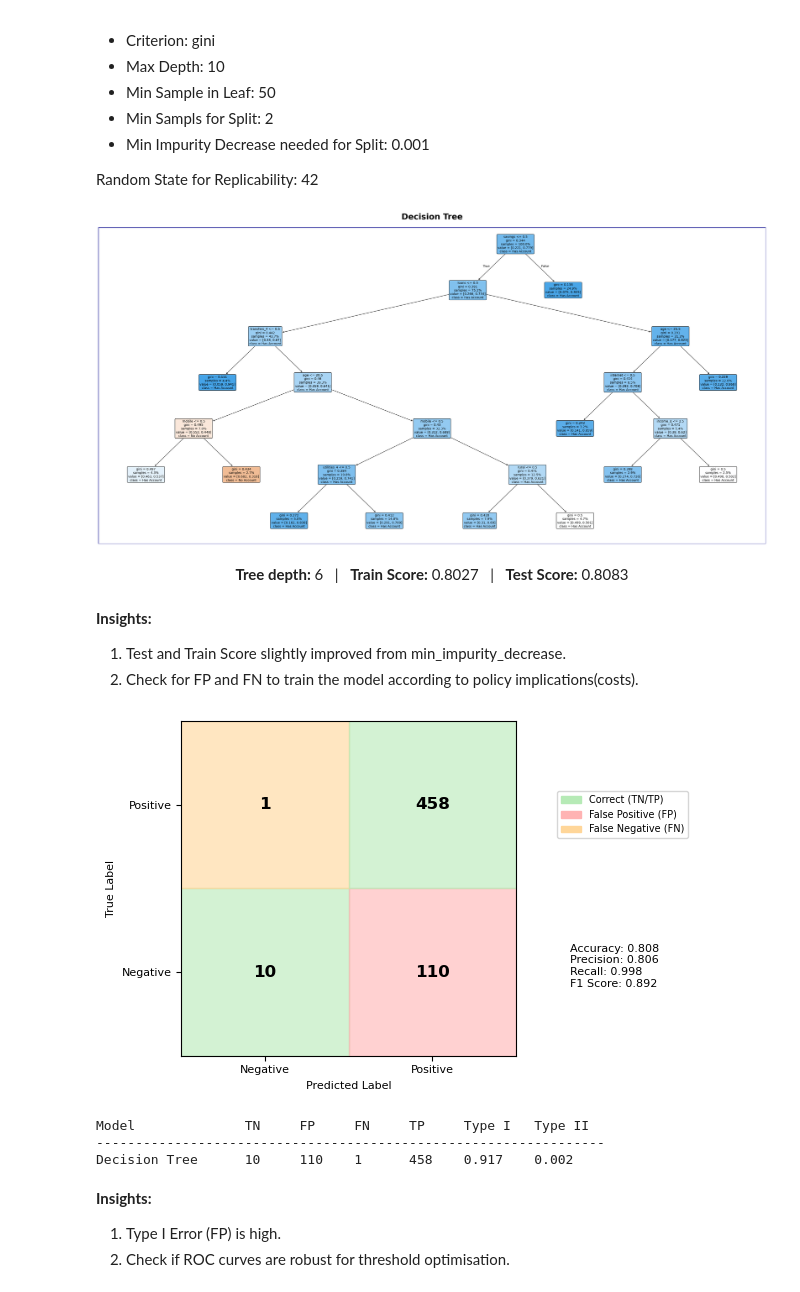
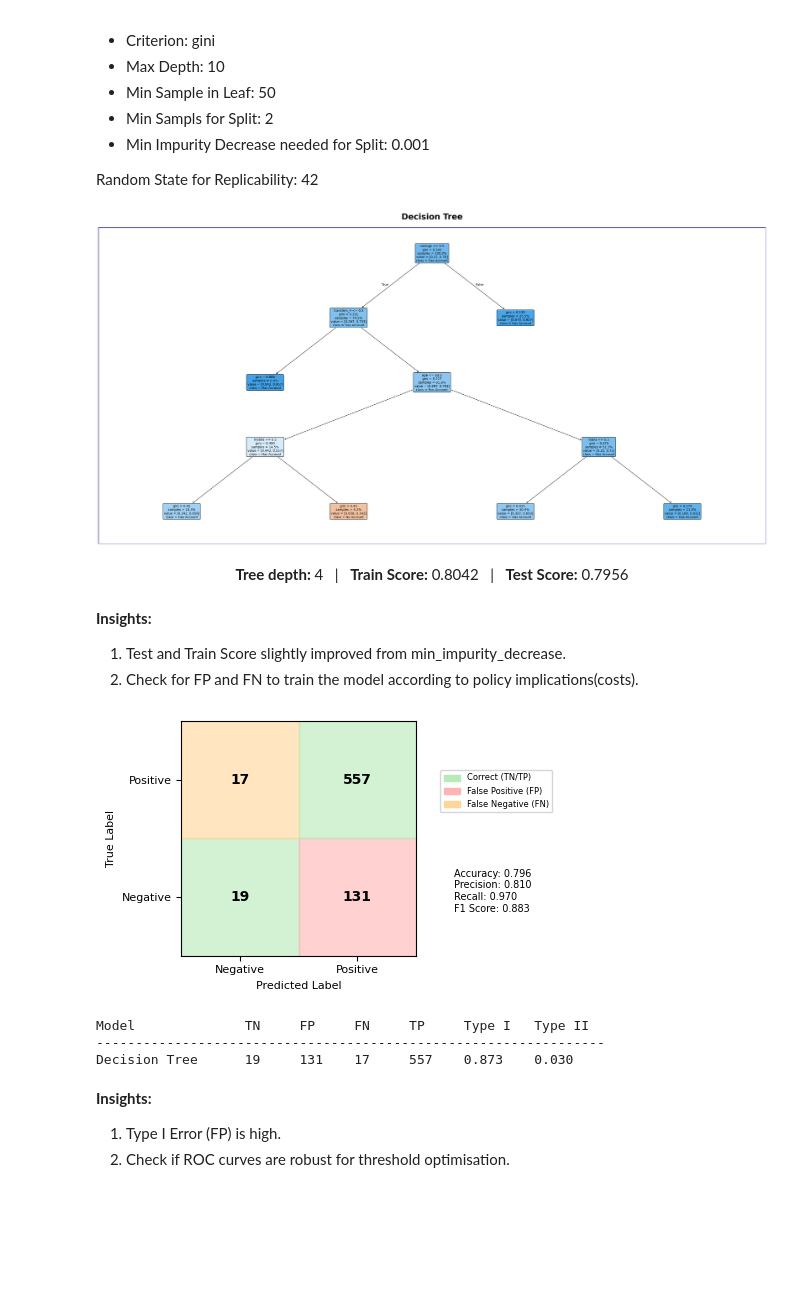
Before and after one commit to PuneethRaavi/ML_Project, a Jupyter notebook: Codes/DecisionTree.ipynb, the cells around one changed output. Saved outputs shown, nothing was run; the diff lists cells and outputs as text; code cells hidden in the pictures; blank space fills up the shorter version.

```diff
--- a/Codes/DecisionTree.ipynb
+++ b/Codes/DecisionTree.ipynb
@@ -15,7 +15,7 @@ from sklearn.calibration import calibration_curve
 from IPython.display import display, HTML
 # %%
 # Load Data for Modeling
-df = pd.read_csv('../Data/DT_1.csv')
+df = pd.read_csv('../Data/DT.csv')
 display(df)
 display(HTML("<b>Target Variable:</b> Account"))
 display(df['account'].value_counts(normalize=True).to_frame().reset_index(drop=True).style.hide(axis='columns').format('{:.2%}'))
@@ -50,7 +50,7 @@ X = df.drop(columns=['account','wgt'])
 weights = df['wgt']
 
 X_train, X_test, y_train, y_test, weights_train, weights_test = train_test_split(
-        X, y, weights, test_size=0.2, random_state=42, stratify=y
+        X, y, weights, test_size=0.25, random_state=24, stratify=y
     )
 display(HTML(f"<b>Train size:</b> {X_train.shape} &nbsp;&nbsp; <b>Test size:</b> {X_test.shape}"))
 # %% [output]
@@ -279,7 +229,7 @@ Use the following hyperparameters based on tuning and other insights above for m
 Random State for Replicability: 42
 # %%
 # Visualizing the Decision Tree
-tree = DecisionTreeClassifier(criterion='gini', max_depth=10, min_samples_leaf=50, min_impurity_decrease=0.001, min_samples_split=2, random_state=42)
+tree = DecisionTreeClassifier(criterion='gini', max_depth=4, min_samples_leaf=20, min_impurity_decrease=0.001, min_samples_split=2, random_state=42)
 tree.fit(X_train, y_train, sample_weight=weights_train)
 
 fig, ax = plt.subplots(figsize=(30, 15))
@@ -309,8 +259,8 @@ display(HTML(
     """
 ))
 # %% [output]
-[figure, old version]
+[figure, new version]
-Tree depth: 6 | Train Score: 0.8027 | Test Score: 0.8083
+Tree depth: 4 | Train Score: 0.8042 | Test Score: 0.7956
 # %% [markdown]
 **Insights:**
 1. Test and Train Score slightly improved from min_impurity_decrease.
@@ -334,42 +284,42 @@ cell_colors = np.array([
     ['#ffd699', '#b6eab6']   # FN, TP
 ])
 
-fig, ax = plt.subplots(figsize=(8, 4))
+fig, ax = plt.subplots(figsize=(6, 3))
 for (row, col), val in np.ndenumerate(cm):
     ax.add_patch(mpatches.Rectangle((col, row), 1, 1, color=cell_colors[row, col], alpha=0.6))
-    ax.text(col + 0.5, row + 0.5, str(val), va='center', ha='center', fontsize=12, fontweight='bold')
+    ax.text(col + 0.5, row + 0.5, str(val), va='center', ha='center', fontsize=10, fontweight='bold')
 
 ax.set_xticks([0.5, 1.5])
 ax.set_yticks([0.5, 1.5])
 ax.set_xticklabels(['Negative', 'Positive'], fontsize=8)
 ax.set_yticklabels(['Negative', 'Positive'], fontsize=8)
 ax.set_xlabel('Predicted Label', fontsize=8)
 ax.set_ylabel('True Label', fontsize=8)
 ax.set_xlim(0, 2)
 ax.set_ylim(0, 2)
 ax.grid(False)
 ax.set_aspect('equal')
 
-ax.text(2.32, 0.5, metrics, fontsize=8, va='center', ha='left')
+ax.text(2.32, 0.5, metrics, fontsize=7, va='center', ha='left')
 
 legend_patches = [
     mpatches.Patch(color='#b6eab6', label='Correct (TN/TP)'),
     mpatches.Patch(color='#ffb3b3', label='False Positive (FP)'),
     mpatches.Patch(color='#ffd699', label='False Negative (FN)')
 ]
-fig.legend(handles=legend_patches, bbox_to_anchor=(0.93, 0.8), ncol=1, fontsize=7, frameon=True)
+fig.legend(handles=legend_patches, bbox_to_anchor=(0.93, 0.8), ncol=1, fontsize=6, frameon=True)
 
 plt.tight_layout()
 plt.show()
 
 print(f"{'Model':<18} {'TN':<6} {'FP':<6} {'FN':<6} {'TP':<6} {'Type I':<8} {'Type II':<8}")
 print("-" * 65)
 print(f"{'Decision Tree':<18} {tn:<6} {fp:<6} {fn:<6} {tp:<6} {type_i_rate:<8.3f} {type_ii_rate:<8.3f}")
 # %% [output]
-[figure, old version]
+[figure, new version]
 Model              TN     FP     FN     TP     Type I   Type II
 -----------------------------------------------------------------
-Decision Tree      10     110    1      458    0.917    0.002
+Decision Tree      19     131    17     557    0.873    0.030
 # %% [markdown]
 **Insights:**
 
```
Also changed, not shown: parts of 23 cells of this notebook, 33 other files.
